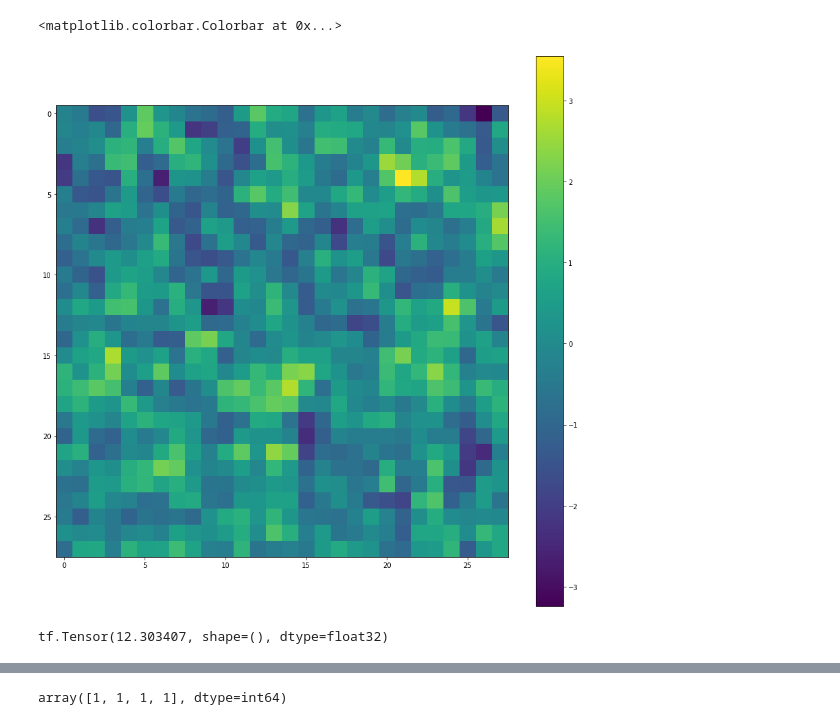
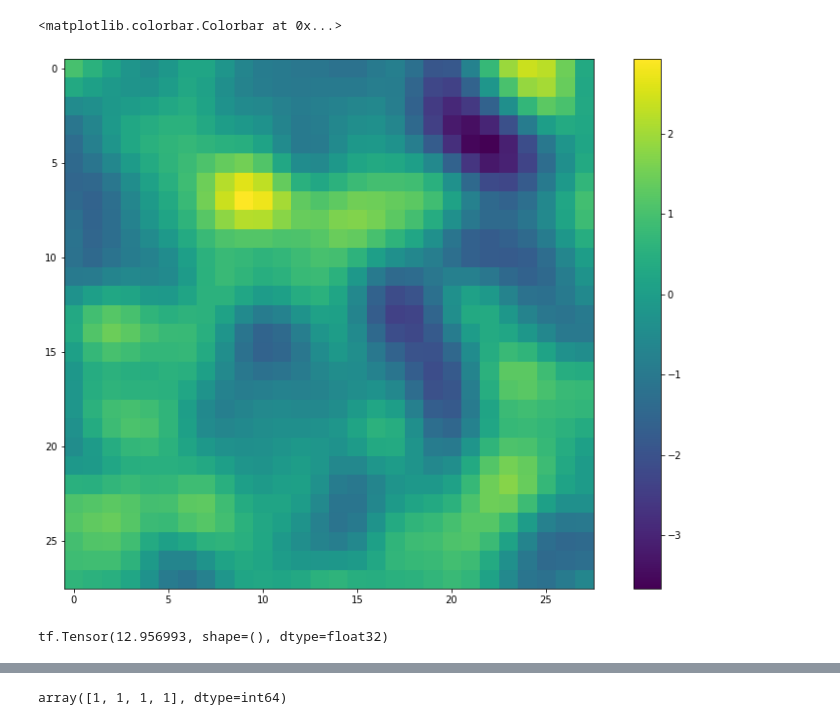
Before and after one commit to AlexanderNenninger/MCMC, a Jupyter notebook: adversarial-minst.ipynb, the cells around one changed output, grey strips where cells are left out. Saved outputs shown, nothing was run; the diff lists cells and outputs as text; code cells hidden in the pictures.

Commit message:
Added images an ran Notebook

```diff
--- a/adversarial-minst.ipynb
+++ b/adversarial-minst.ipynb
@@ -4,8 +4,6 @@ import pandas as pd
 import tensorflow as tf
 import tensorflow_probability as tfp
 tfd = tfp.distributions
-tfb = tfp.bijectors
-ed = tfp.edward2
 
 from utils.forward_op import model
 from utils.data_import import load_observations
@@ -14,4 +12,4 @@ import matplotlib
 import matplotlib.pyplot as plt
 
 %matplotlib inline
-matplotlib.rcParams['figure.figsize'] = [15, 15]
+matplotlib.rcParams['figure.figsize'] = [15, 10]
@@ -37,30 +33,30 @@ plt.colorbar()
 # %%
 class GPPrior(object):
     def __init__(self, shape=shape):
         self.batch_size = 4
         self.length = np.product(shape)
         self.batch_shape = (self.batch_size, ) + shape + (1,)
 
         self.index_points = np.indices(shape, dtype=np.float32).reshape(2, self.length).T / shape[0]
 
-        self.kernel = tfp.math.psd_kernels.ExponentiatedQuadratic(1, .03, 1)
+        self.kernel = tfp.math.psd_kernels.ExponentiatedQuadratic(1, .08, 1)
 
         km = self.kernel.tensor(self.index_points, self.index_points, 1, 1) + 1e-4*tf.eye(length)
         self.sigma = tf.linalg.cholesky(km)
 
         self.base_distribution = tfd.MultivariateNormalDiag(loc=0., scale_diag=tf.ones(self.length))
 
     def sample(self):
         sample = self.base_distribution.sample(self.batch_size)
         return tf.reshape(
             tf.einsum("ij, kj -> ki", self.sigma, sample),
             self.batch_shape
         )
 
 prior = GPPrior()
 s = prior.sample()
 plt.imshow(s[0, :, :, 0].numpy())
 plt.colorbar()
 # %% [output]
 <matplotlib.colorbar.Colorbar at 0x...>
-[figure, old version]
+[figure, new version]
@@ -73,5 +63,4 @@ plt.imshow(result.numpy().mean(axis=(0,-1)))
 # %%
-
 # predict as 1, but image displays 4
 target_label = tf.constant([[0., 1., 0., 0., 0, 0., 0., 0., 0., 0.]])
 
@@ -86,7 +75,7 @@ def loss(image_batch, target_image=sample_image[0,:,:], target_label=target_labe
 
 print(loss(s))
 # %% [output]
-tf.Tensor(12.303407, shape=(), dtype=float32)
+tf.Tensor(12.956993, shape=(), dtype=float32)
 # %%
 # MCMC Sampling, in particular, we are using the pCN algorithm.
 # Modified from Alexander Nenninger's Bachelor's Thesis.
```
Also changed, not shown: parts of 6 cells of this notebook, 5 other files.
